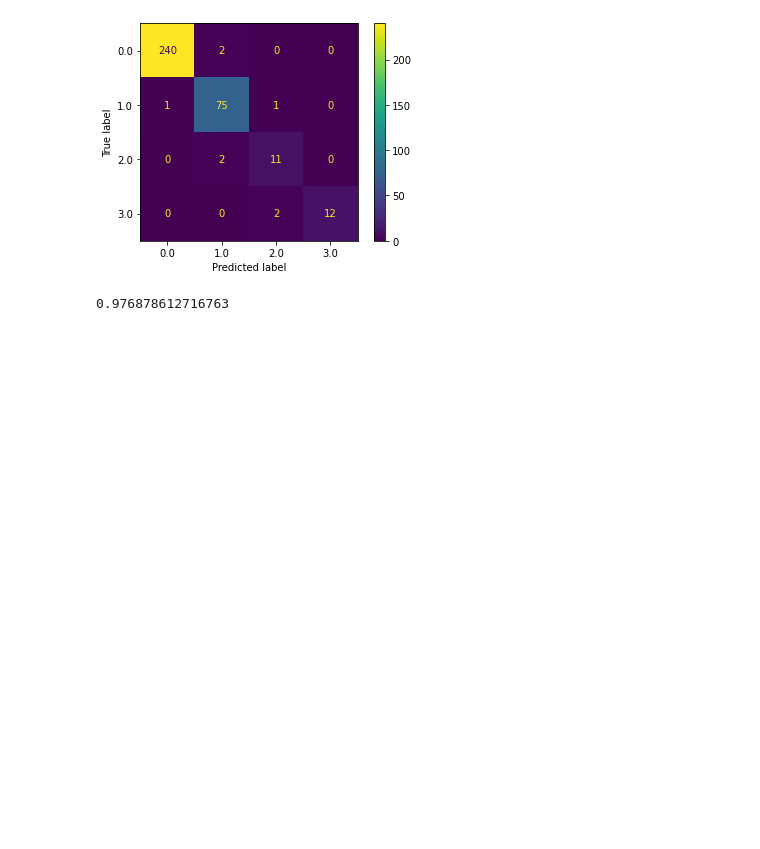
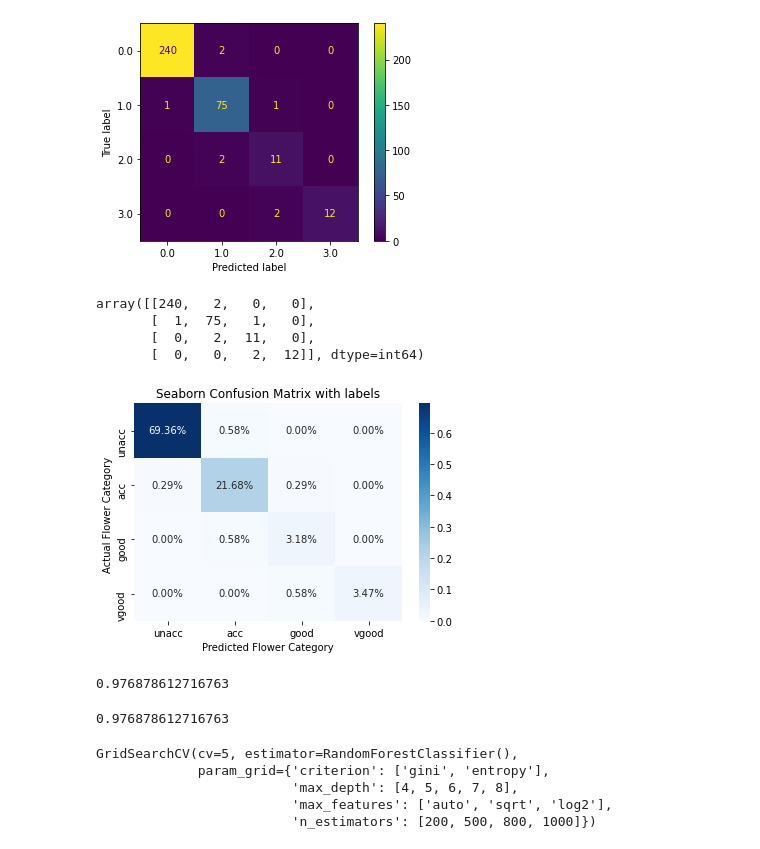
Before and after one commit to Marzipan78/feb_debrief, a Jupyter notebook: cardata.ipynb, the cells around one changed output. Cells and saved outputs as stored; diff of their text form; code cells hidden in the pictures; blank space fills up the shorter version.

```diff
--- a/cardata.ipynb
+++ b/cardata.ipynb
@@ -160,9 +160,42 @@ plot_confusion_matrix(Rf_clf,X_test,Y_test)
 # %% [output]
 <sklearn.metrics._plot.confusion_matrix.ConfusionMatrixDisplay at 0x...>
 [figure]
+# %%
+c_matrix=confusion_matrix(Y_test, predictions)
+c_matrix
+# %% [output]
+array([[240,   2,   0,   0],
+       [  1,  75,   1,   0],
+       [  0,   2,  11,   0],
+       [  0,   0,   2,  12]], dtype=int64)
+# %%
+import seaborn as sns
+import matplotlib.pyplot as plt
+
+ax = sns.heatmap(c_matrix/np.sum(c_matrix), annot=True,
+            fmt='.2%', cmap='Blues')
+
+ax.set_title('Seaborn Confusion Matrix with labels')
+ax.set_xlabel('Predicted Flower Category')
+ax.set_ylabel('Actual Flower Category ')
+
+## Ticket labels - List must be in alphabetical order
+ax.xaxis.set_ticklabels(['unacc','acc', 'good', 'vgood'])
+ax.yaxis.set_ticklabels(['unacc','acc', 'good', 'vgood'])
+
+## Display the visualization of the Confusion Matrix.
+plt.show()
+# %% [output]
+[figure, added]
 # %%
 (predictions == Y_test).sum()/len(Y_test)
 # %% [output]
 0.976878612716763
+# %%
+from sklearn.metrics import accuracy_score
+acc = accuracy_score(Y_test, predictions)
+print(acc)
+# %% [output]
+0.976878612716763
 # %%
 rfc=RandomForestClassifier()
@@ -168,0 +209,10 @@ rfc=RandomForestClassifier()
+# %%
+from sklearn.model_selection import GridSearchCV
+CV_rfc = GridSearchCV(estimator=rfc, param_grid=param_grid, cv= 5)
+CV_rfc.fit(X_train, Y_train)
+# %% [output]
+GridSearchCV(cv=5, estimator=RandomForestClassifier(),
+             param_grid={'criterion': ['gini', 'entropy'],
+                         'max_depth': [4, 5, 6, 7, 8],
+                         'max_features': ['auto', 'sqrt', 'log2'],
+                         'n_estimators': [200, 500, 800, 1000]})
```
Also changed, not shown: parts of 4 cells of this notebook.
